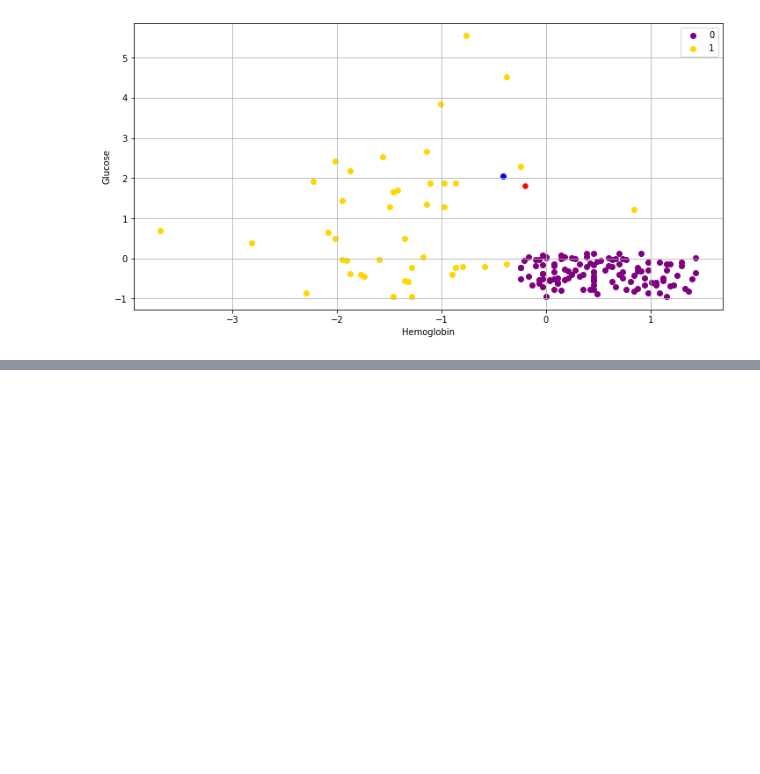
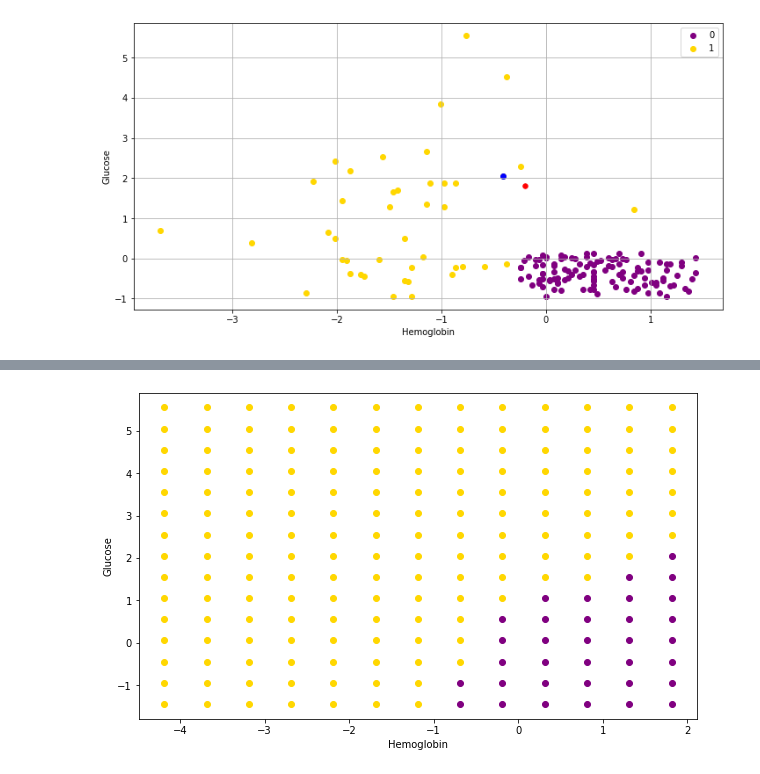
Before and after one commit to diegoaroa/BerkeleyX-Data8.3x, a Jupyter notebook: Week4/distance_testing.ipynb, the cells around one changed output, grey strips where cells are left out. Cells and saved outputs as stored; diff of their text form; code cells hidden in the pictures; blank space fills up the shorter version.

```diff
--- a/Week4/distance_testing.ipynb
+++ b/Week4/distance_testing.ipynb
@@ -392,0 +409,6 @@ ax.grid()
+# %%
+all_points_table = get_table_decision_boundary(kidney)
+all_points_table_k_5 = decision_boundary(all_points_table, 5)
+draw_decision_boundary(all_points_table_k_5)
+# %% [output]
+[figure, added]
```
Also changed, not shown: parts of 20 cells of this notebook.
